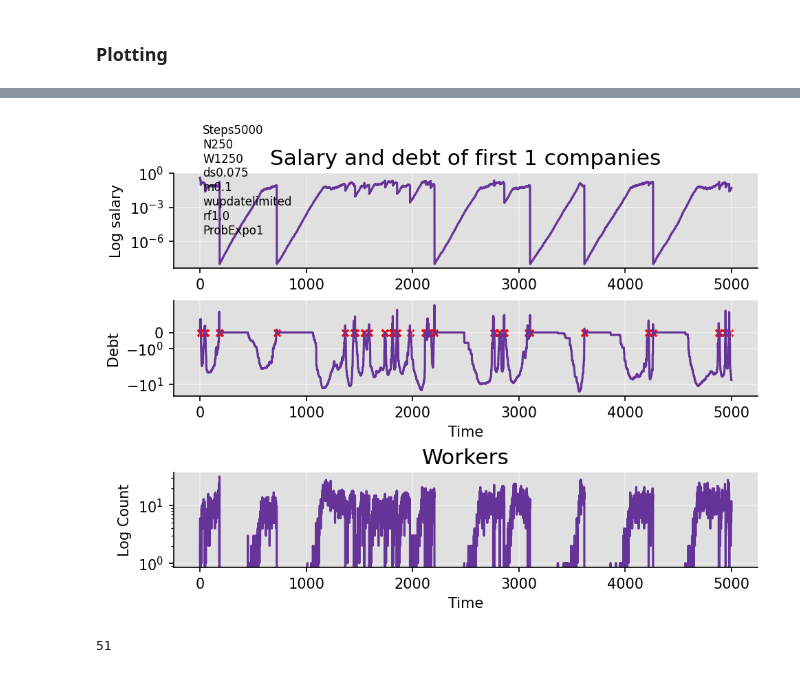
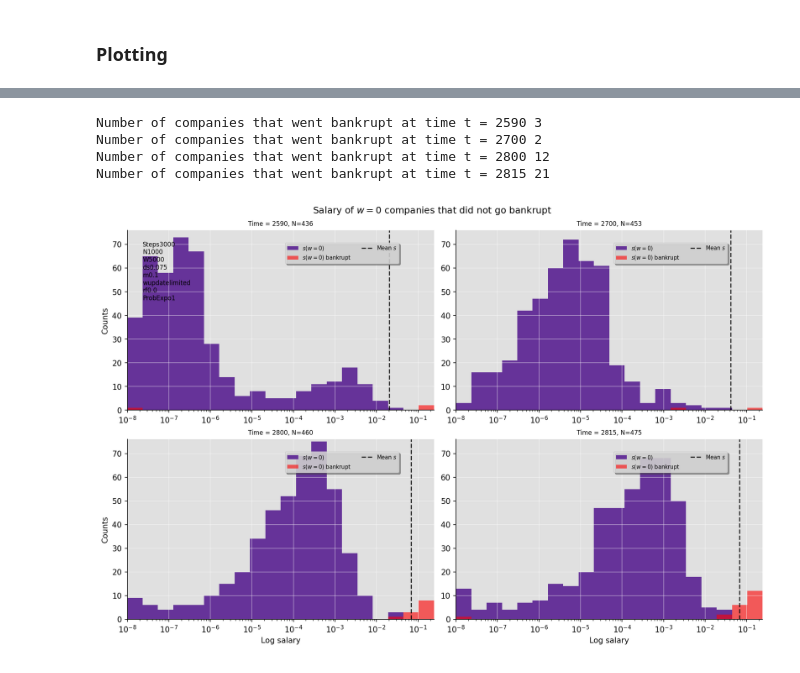
Before and after one commit to 2BeAsh/masters_project, a Jupyter notebook: code/models/common/run_plotting.ipynb, the cells around one changed output, grey strips where cells are left out. Drawn from its saved outputs; the diff is of its cells as text; code cells hidden in the pictures.

```diff
--- a/code/models/common/run_plotting.ipynb
+++ b/code/models/common/run_plotting.ipynb
@@ -75,2 +83,10 @@ plotter.plot_salary()
+# %%
+plotter.plot_w0(time_vals=[2590, 2700, 2800, 2815], no_bankrupt=True)
+# %% [output]
+Number of companies that went bankrupt at time t = 2590 3
+Number of companies that went bankrupt at time t = 2700 2
+Number of companies that went bankrupt at time t = 2800 12
+Number of companies that went bankrupt at time t = 2815 21
+[figure, added]
 # %%
 plotter.plot_debt()
@@ -79,9 +93,5 @@ print(plotter.went_bankrupt[-100:])
 # %%
 plotter.plot_single_companies(N_plot=1)
-print(plotter.first_company_went_bankrupt.sum())
-# %% [output]
-[figure, removed]
-51
 # %%
 plotter.plot_mutations()
 # %%
```
Also changed, not shown: parts of 7 cells of this notebook.
